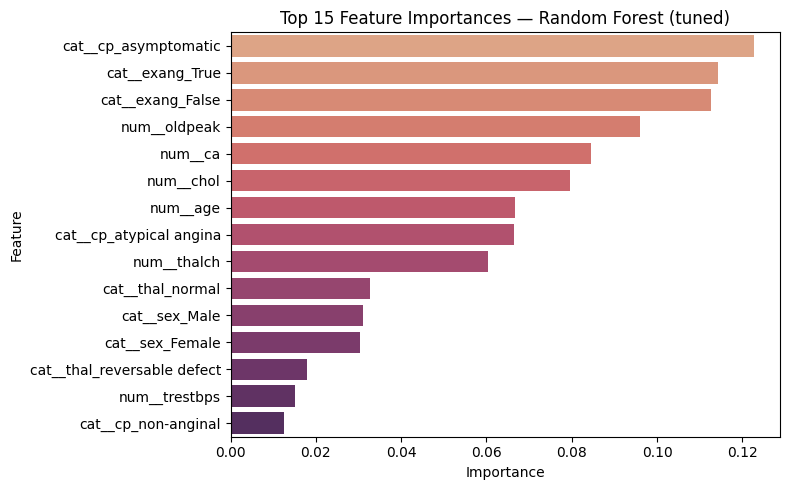
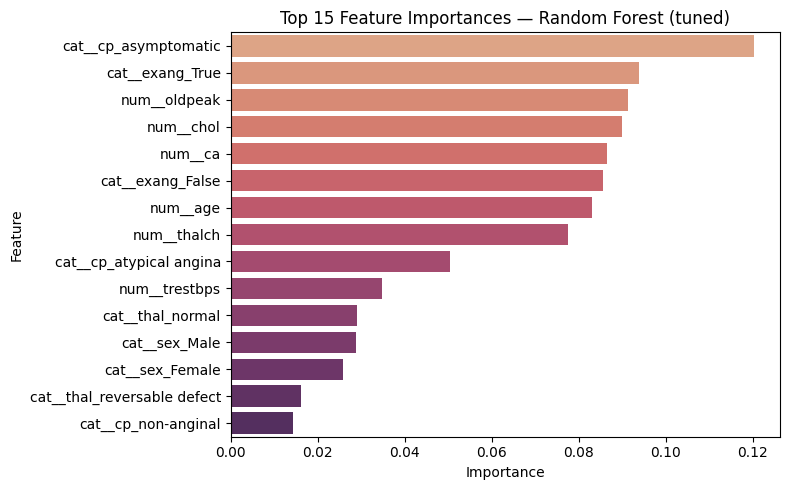
The notebook cell's code change between the first figure and the second:
--- before
+++ after
@@ -25,4 +25,5 @@
 sns.barplot(x='Importance', y='Feature', data=imp_df, palette='flare')
 plt.title(f'Top 15 Feature Importances — {best_name}')
+plt.savefig('images/random-forest-tuned-features.png', bbox_inches='tight', dpi=150)
 plt.tight_layout()
 plt.show()

Commit: added the savefig for all the images